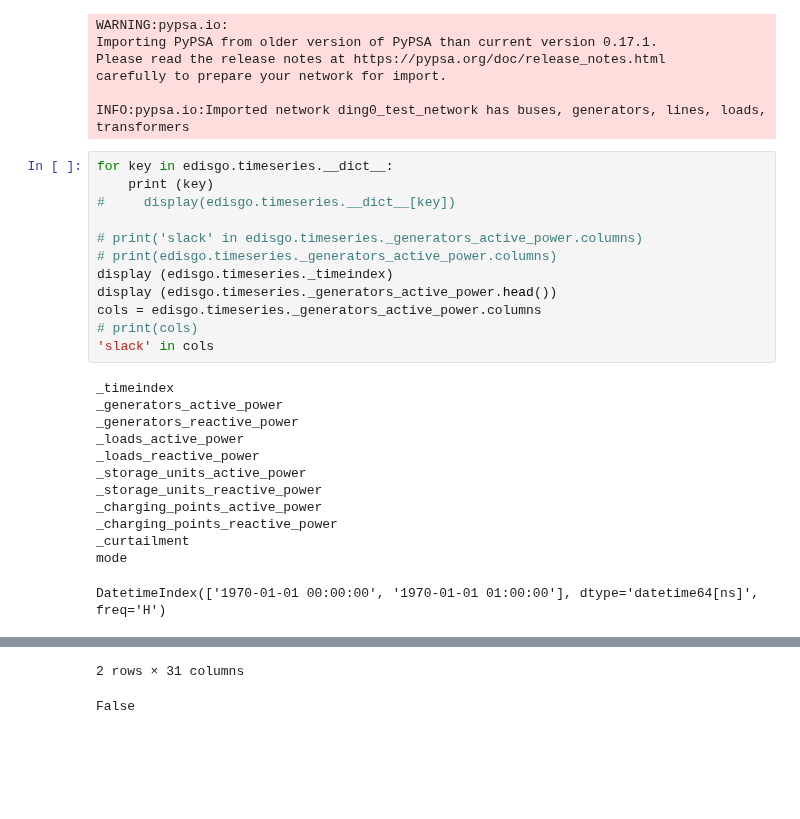
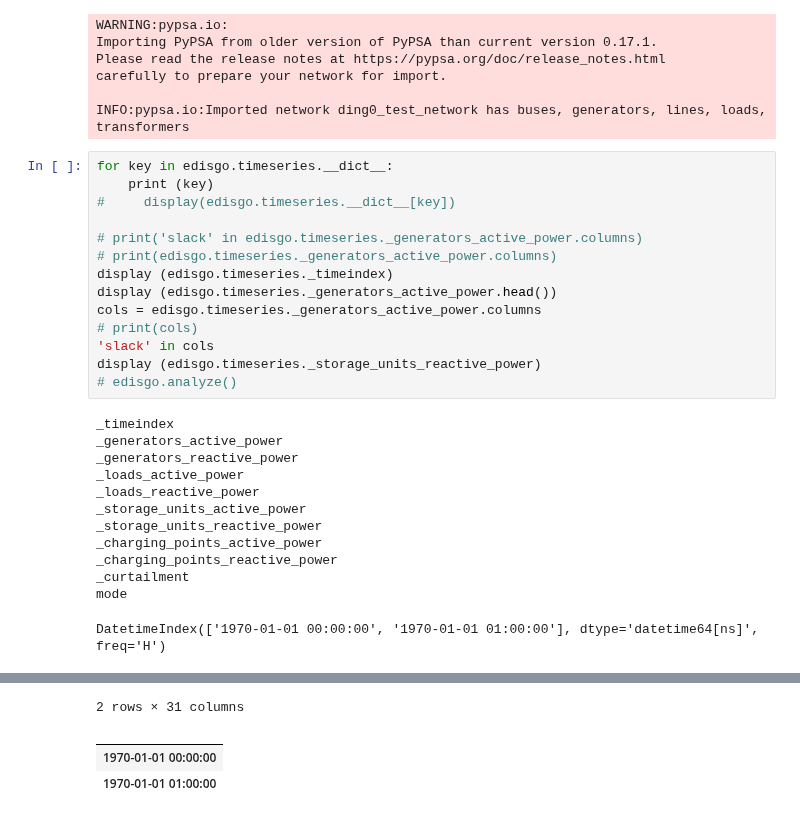
Before and after one commit to openego/eDisGo, a Jupyter notebook: edisgo/io/simbench_importer/ding0_comparison.ipynb, the cells around one changed output, grey strips where cells are left out. Cells and saved outputs as stored; diff of their text form; blank space fills up the shorter version.

```diff
--- a/edisgo/io/simbench_importer/ding0_comparison.ipynb
+++ b/edisgo/io/simbench_importer/ding0_comparison.ipynb
@@ -31,30 +31,34 @@ INFO:pypsa.io:Imported network ding0_test_network has buses, generators, lines,
 # %%
 for key in edisgo.timeseries.__dict__:
     print (key)
 #     display(edisgo.timeseries.__dict__[key])
 
 # print('slack' in edisgo.timeseries._generators_active_power.columns)
 # print(edisgo.timeseries._generators_active_power.columns)
 display (edisgo.timeseries._timeindex)
 display (edisgo.timeseries._generators_active_power.head())
 cols = edisgo.timeseries._generators_active_power.columns
 # print(cols)
 'slack' in cols
+display (edisgo.timeseries._storage_units_reactive_power)
+# edisgo.analyze()
 # %% [output]
 _timeindex
 _generators_active_power
 _generators_reactive_power
 _loads_active_power
 _loads_reactive_power
 _storage_units_active_power
 _storage_units_reactive_power
 _charging_points_active_power
 _charging_points_reactive_power
 _curtailment
 mode
 DatetimeIndex(['1970-01-01 00:00:00', '1970-01-01 01:00:00'], dtype='datetime64[ns]', freq='H')
 | name | Generator_mvgd_2761_lvgd_203884_s... | Generator_mvgd_2761_lvgd_203886_s... | Generator_mvgd_2761_lvgd_203893_s... | Generator_mvgd_2761_lvgd_203897_s... | ... |
 | 1970-01-01 00:00:00 | 0.00765 | 0.005202 | 0.0034 | 0.0017 | ... |
 | 1970-01-01 01:00:00 | 0.00000 | 0.000000 | 0.0000 | 0.0000 | ... |
 2 rows × 31 columns
-False
+|  |
+| 1970-01-01 00:00:00 |
+| 1970-01-01 01:00:00 |
```
Also changed, not shown: 1 other file.
